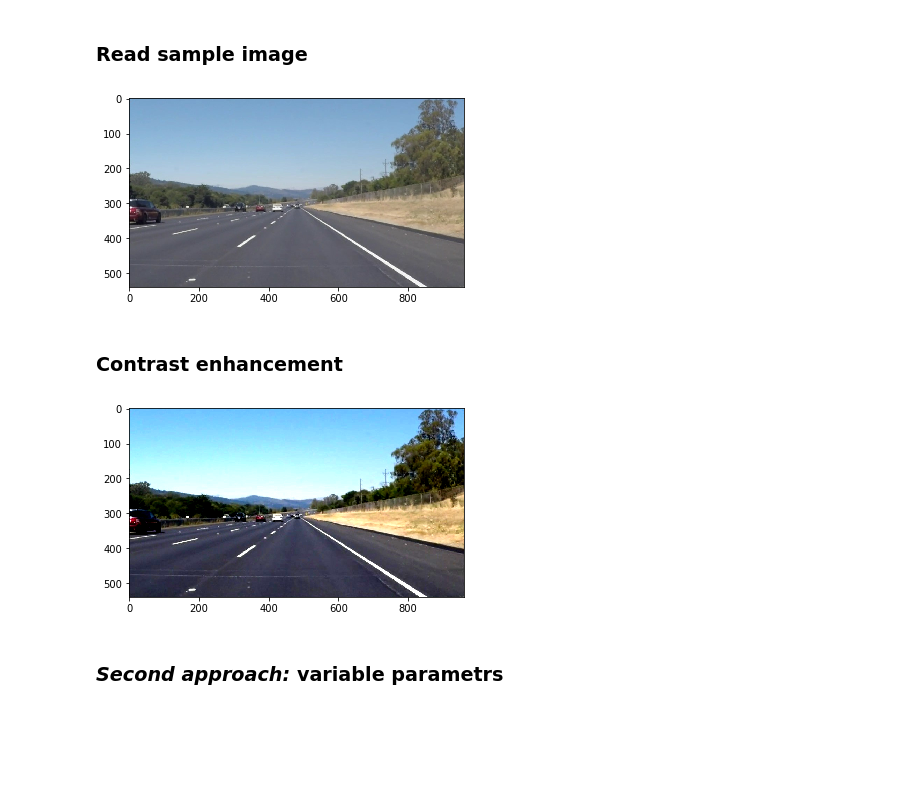
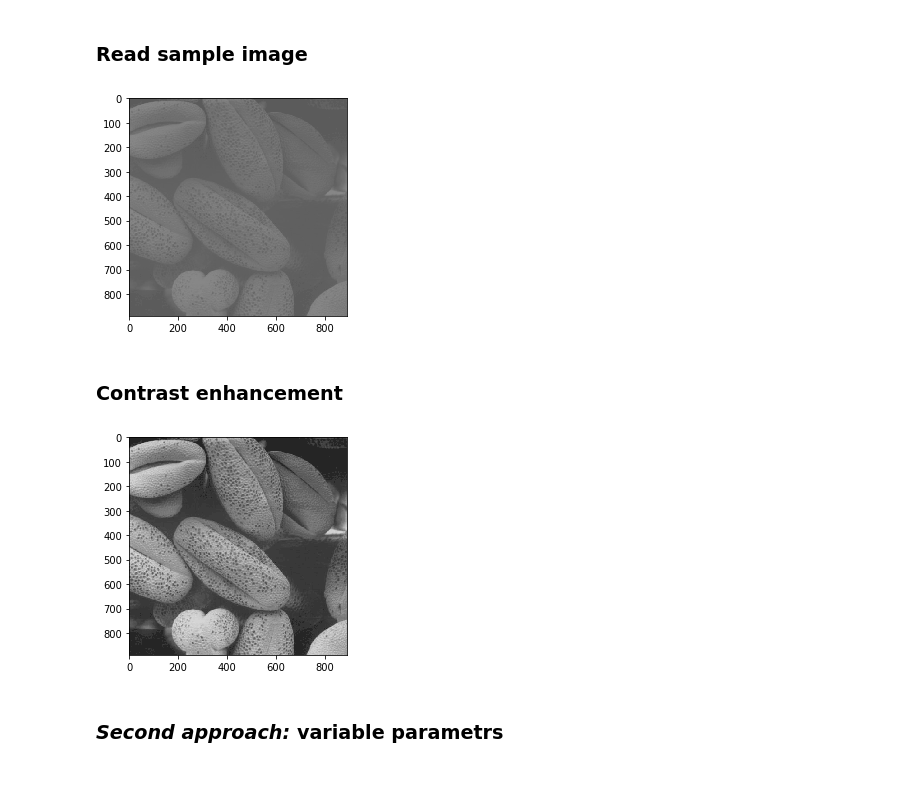
Before and after one commit to lavolpenoire/DIP, a Jupyter notebook: Lab2.ipynb, the cells around one changed output. Cells and saved outputs as stored; diff of their text form; code cells hidden in the pictures; blank space fills up the shorter version.

```diff
--- a/Lab2.ipynb
+++ b/Lab2.ipynb
@@ -74,18 +74,18 @@ import numpy as np
 # %% [markdown]
 <h3>Read sample image</h3>
 # %%
-im = Image.open("./examples/lane_detection_1.jpg")
-plt.imshow(im); plt.show();
+img = Image.open("./examples/Fig0310b.tiff")
+plt.imshow(img); plt.show();
 # %% [output]
-[figure, old version]
+[figure, new version]
 # %% [markdown]
 <h3>Contrast enhancement</h3>
 # %%
-enhancer = ImageEnhance.Contrast(im)
-enhanced_im = enhancer.enhance(2.0)
+enhancer = ImageEnhance.Contrast(img)
+enhanced_im = enhancer.enhance(4.0)
 plt.imshow(enhanced_im); plt.show();
 # %% [output]
-[figure, old version]
+[figure, new version]
 # %% [markdown]
 <h3><i>Second approach: </i>variable parametrs<h3>
 # %% [markdown]
```
Also changed, not shown: parts of 9 cells of this notebook, 1 other file.
